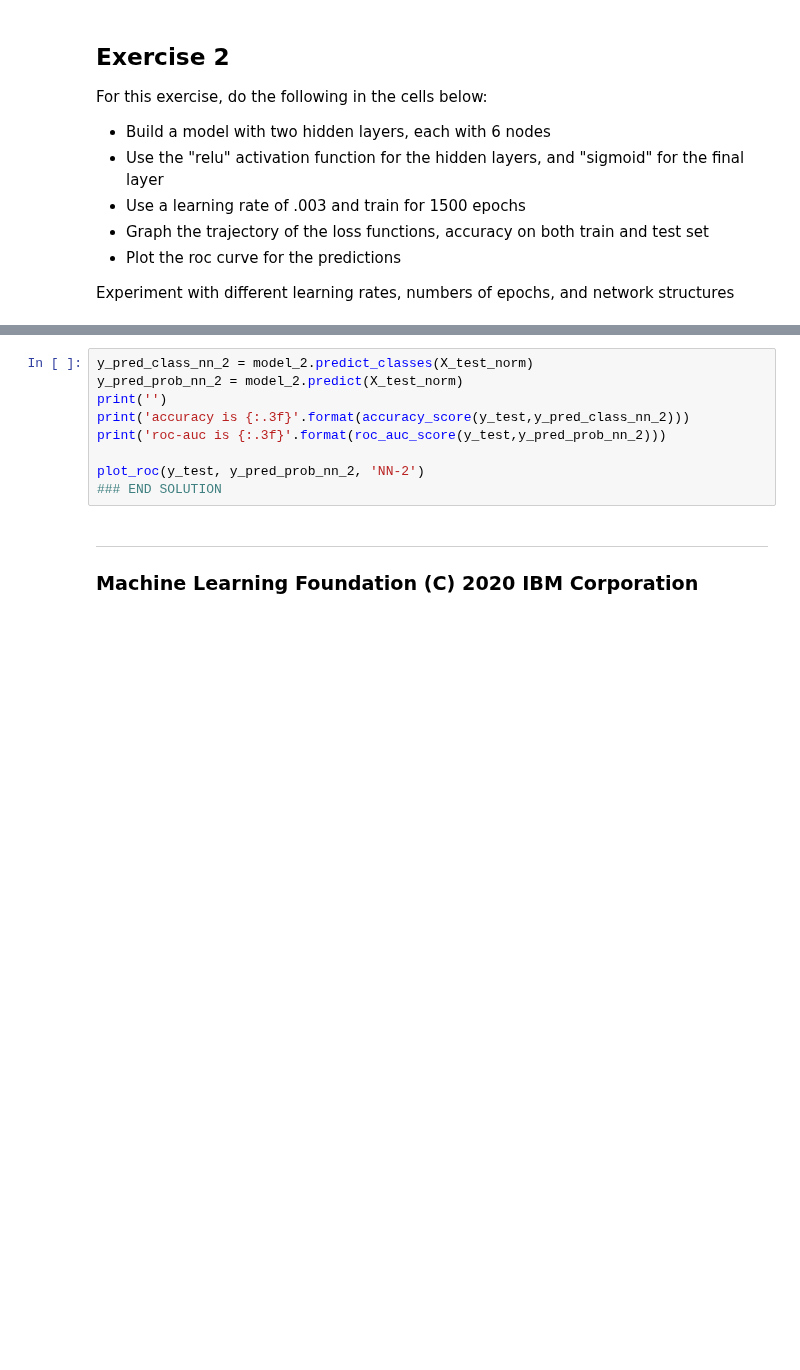
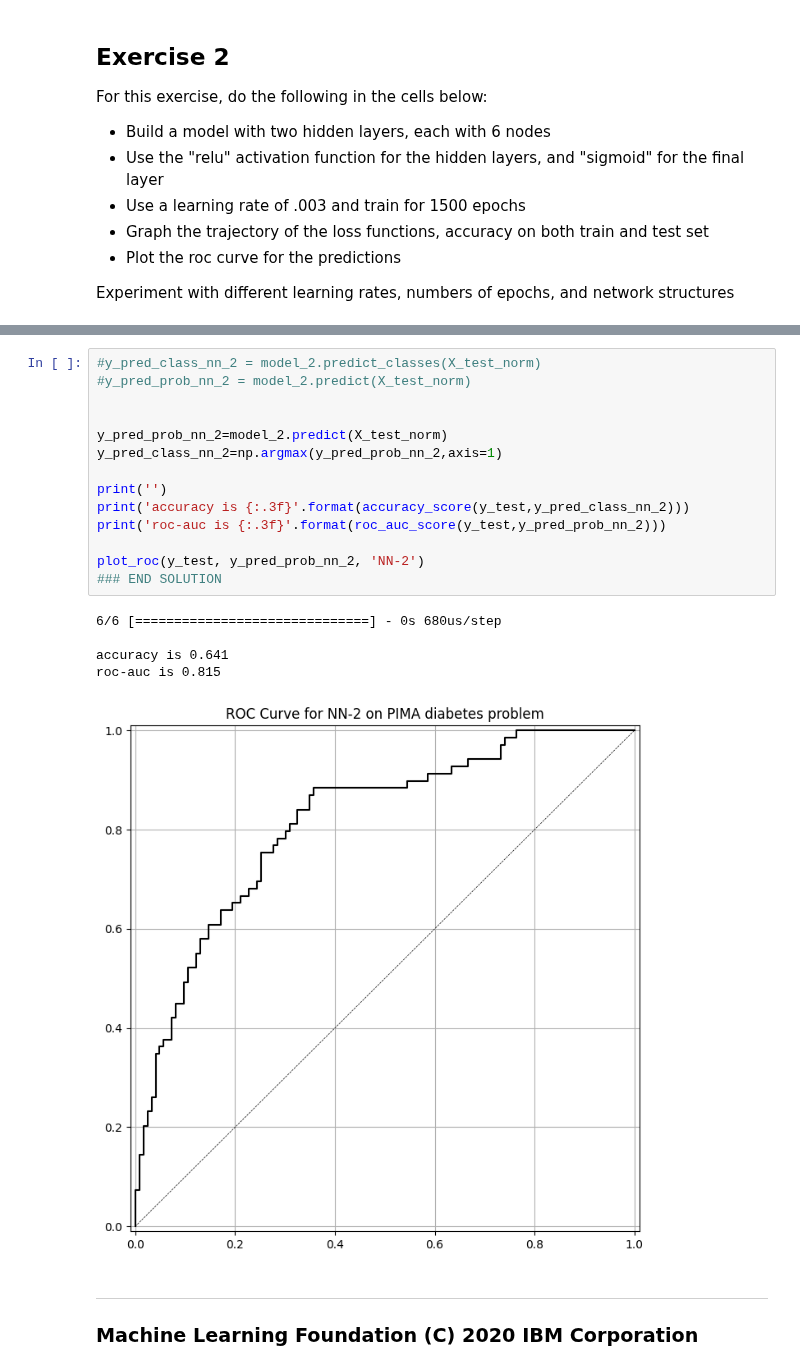
Before and after one commit to tycoi2005/202308_machine_learning_ibm_coursera, a Jupyter notebook: 005deep-learning-reinforcement-learning/05d_LAB_Keras_Intro.ipynb, the cells around one changed output, grey strips where cells are left out. Drawn from its saved outputs; the diff is of its cells as text; blank space fills up the shorter version.

```diff
--- a/005deep-learning-reinforcement-learning/05d_LAB_Keras_Intro.ipynb
+++ b/005deep-learning-reinforcement-learning/05d_LAB_Keras_Intro.ipynb
@@ -230,12 +372,23 @@ ax.set_title('Accuracy over iterations')
 # %%
-y_pred_class_nn_2 = model_2.predict_classes(X_test_norm)
-y_pred_prob_nn_2 = model_2.predict(X_test_norm)
+#y_pred_class_nn_2 = model_2.predict_classes(X_test_norm)
+#y_pred_prob_nn_2 = model_2.predict(X_test_norm)
+
+
+y_pred_prob_nn_2=model_2.predict(X_test_norm)
+y_pred_class_nn_2=np.argmax(y_pred_prob_nn_2,axis=1)
+
 print('')
 print('accuracy is {:.3f}'.format(accuracy_score(y_test,y_pred_class_nn_2)))
 print('roc-auc is {:.3f}'.format(roc_auc_score(y_test,y_pred_prob_nn_2)))
 
 plot_roc(y_test, y_pred_prob_nn_2, 'NN-2')
 ### END SOLUTION
+# %% [output]
+6/6 [==============================] - 0s 680us/step
+
+accuracy is 0.641
+roc-auc is 0.815
+[figure, added]
 # %% [markdown]
 ---
 ### Machine Learning Foundation (C) 2020 IBM Corporation
```
Also changed, not shown: parts of 20 cells of this notebook.
